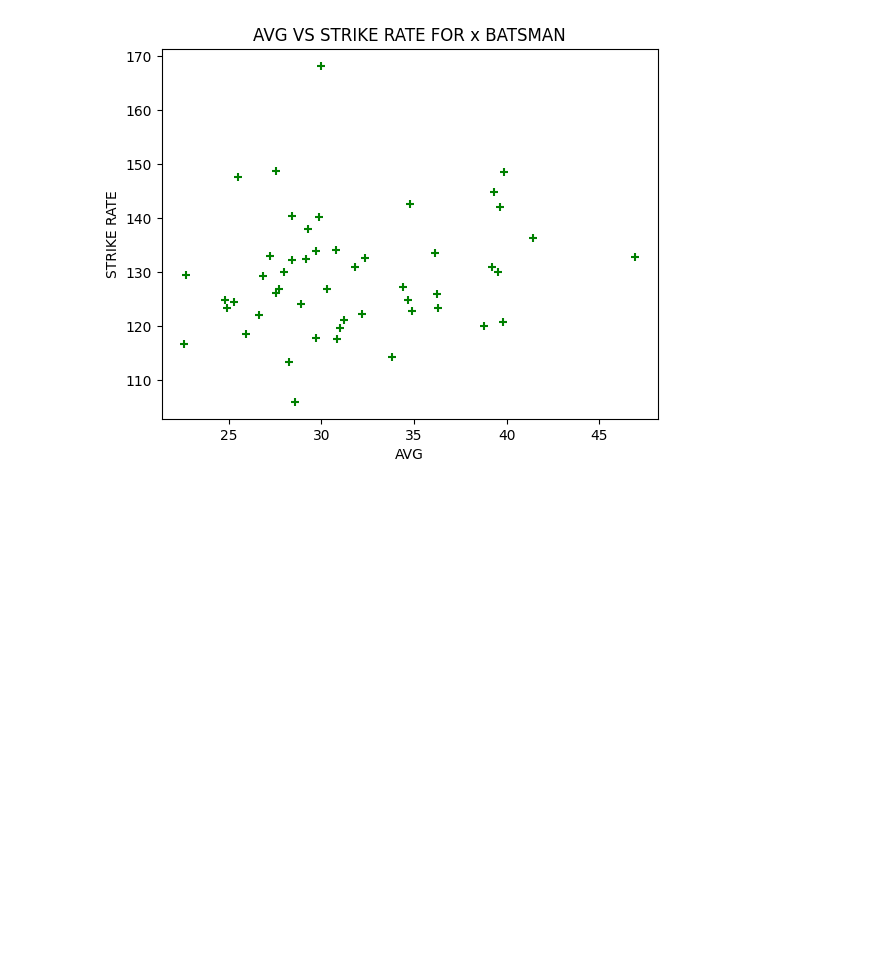
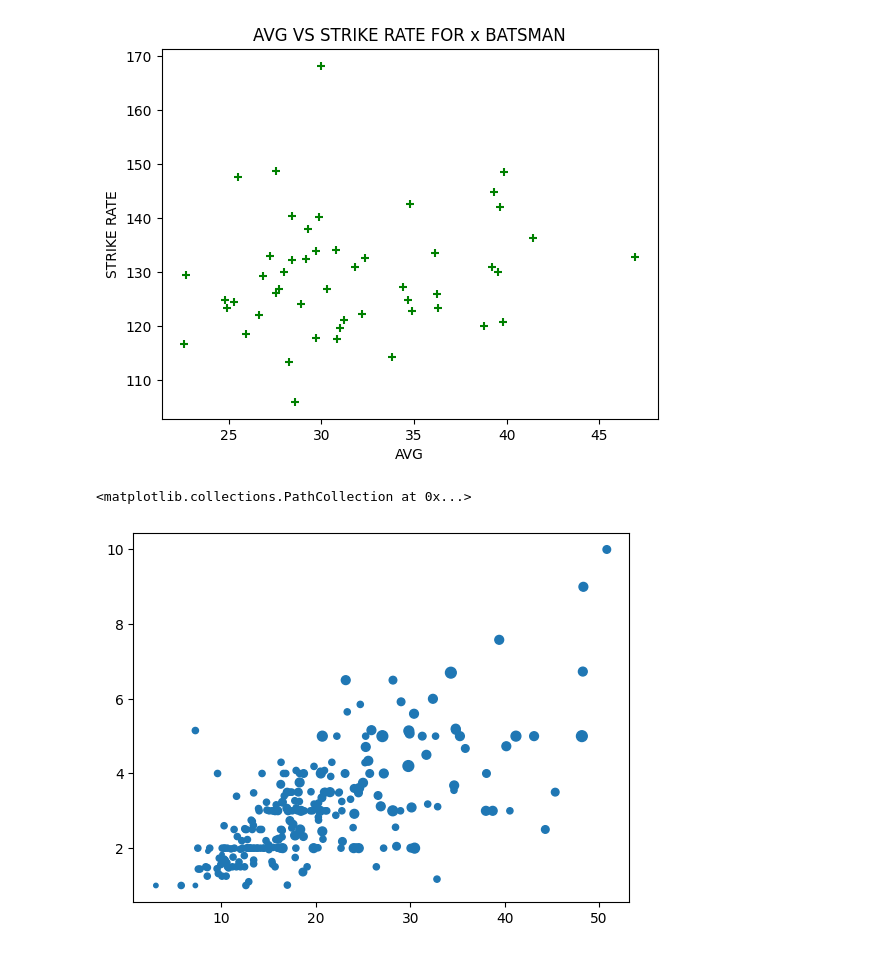
Before and after one commit to harry9855/PYTHON-AI-ML, a Jupyter notebook: Matplotlib.ipynb, the cells around one changed output. Drawn from its saved outputs; the diff is of its cells as text; code cells hidden in the pictures; blank space fills up the shorter version.

```diff
--- a/Matplotlib.ipynb
+++ b/Matplotlib.ipynb
@@ -262,3 +258,12 @@ plt.ylabel('STRIKE RATE')
 # %% [output]
 Text(0, 0.5, 'STRIKE RATE')
 [figure]
+# %%
+tips=sns.load_dataset('tips')
+# %%
+# Size
+# In Matplotlib, the s parameter in plt.scatter() controls the size of each marker (dot) in a scatter plot.
+plt.scatter(tips['total_bill'],tips['tip'],s=tips['size']*10)
+# %% [output]
+<matplotlib.collections.PathCollection at 0x...>
+[figure, added]
```
Also changed, not shown: parts of 55 cells of this notebook.
